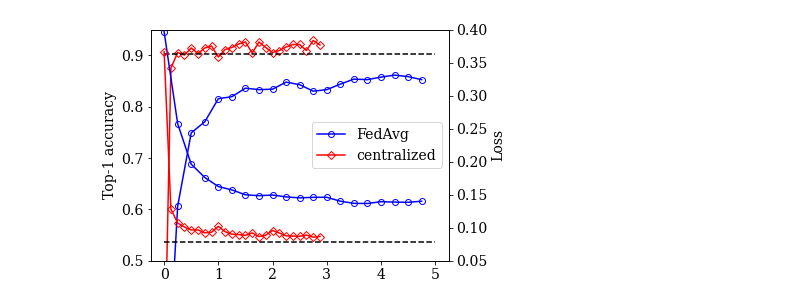
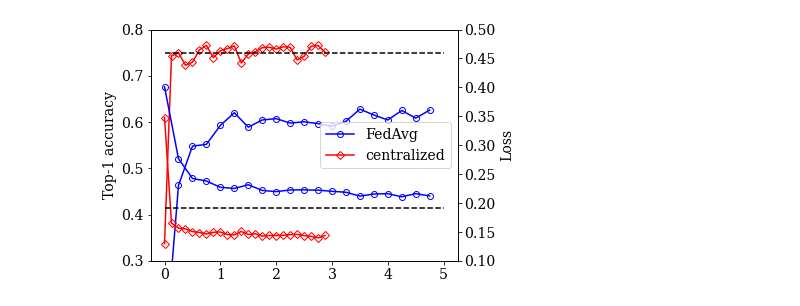
Before and after one commit to haimengzhao/quantum-fed-infer, a Jupyter notebook: qFedAvg.ipynb, the cells around one changed output. Drawn from its saved outputs; the diff is of its cells as text; code cells hidden in the pictures.

```diff
--- a/qFedAvg.ipynb
+++ b/qFedAvg.ipynb
@@ -202,28 +202,28 @@ DeviceArray(0.84765625, dtype=float32)
 # %%
 cent_loss = jnp.load('cent_loss.npy')
 cent_acc = jnp.load('cent_acc.npy')
-loss_list = jnp.load('fedavg_loss.npy')
-acc_list = jnp.load('fedavg_acc.npy')
+loss_list = jnp.load('fedavg_loss_f.npy')
+acc_list = jnp.load('fedavg_acc_f.npy')
 
 plt.plot(jnp.arange(len(acc_list))/4, acc_list, color='blue', label='FedAvg', marker='o', markerfacecolor='none')
 plt.plot(jnp.arange(len(cent_acc))/8, cent_acc, color='red', label='centralized', marker='D', markerfacecolor='none')
-plt.hlines(0.9023, 0, 5, color='black', linestyles='dashed')
-plt.ylim(0.5, 0.95)
+plt.hlines(0.7490, 0, 5, color='black', linestyles='dashed')
+plt.ylim(0.3, 0.8)
 plt.ylabel('Top-1 accuracy')
 
 plt.twinx()
 
 plt.plot(jnp.arange(len(loss_list))/4, loss_list, color='blue', label='FedAvg', marker='o', markerfacecolor='none')
 plt.plot(jnp.arange(len(cent_loss))/8, cent_loss, color='red', label='centralized', marker='D', markerfacecolor='none')
-plt.hlines(0.0779, 0, 5, color='black', linestyles='dashed')
-plt.ylim(0.05, 0.4)
+plt.hlines(0.1909, 0, 5, color='black', linestyles='dashed')
+plt.ylim(0.1, 0.5)
 plt.ylabel('Loss')
 
 plt.xticks(jnp.arange(6))
 plt.xlabel('Epochs')
 plt.legend(loc='center right')
 plt.tight_layout()
-plt.savefig('cent_fedavg.pdf')
+plt.savefig('cent_fedavg_f.pdf')
 plt.show()
 # %% [output]
-[figure, old version]
+[figure, new version]
```
Also changed, not shown: parts of 6 cells of this notebook, 2 other files.
